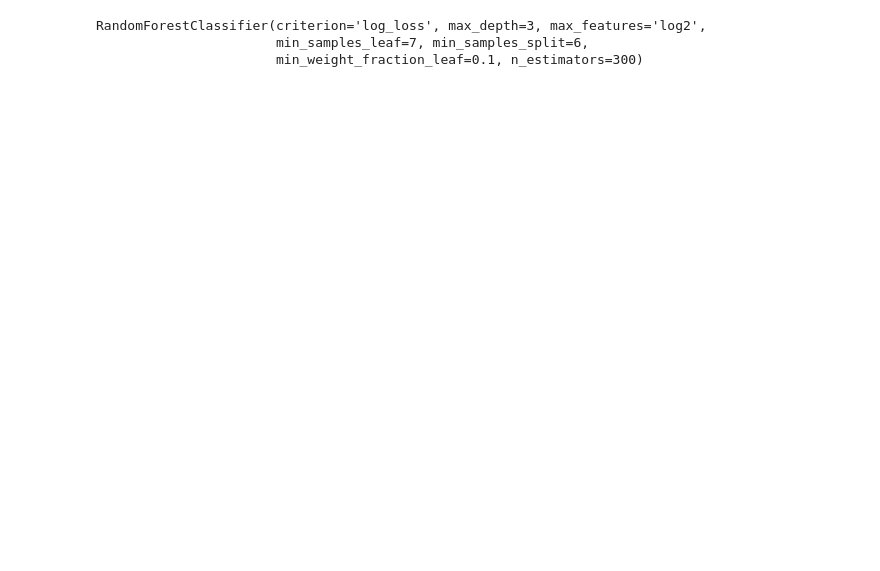
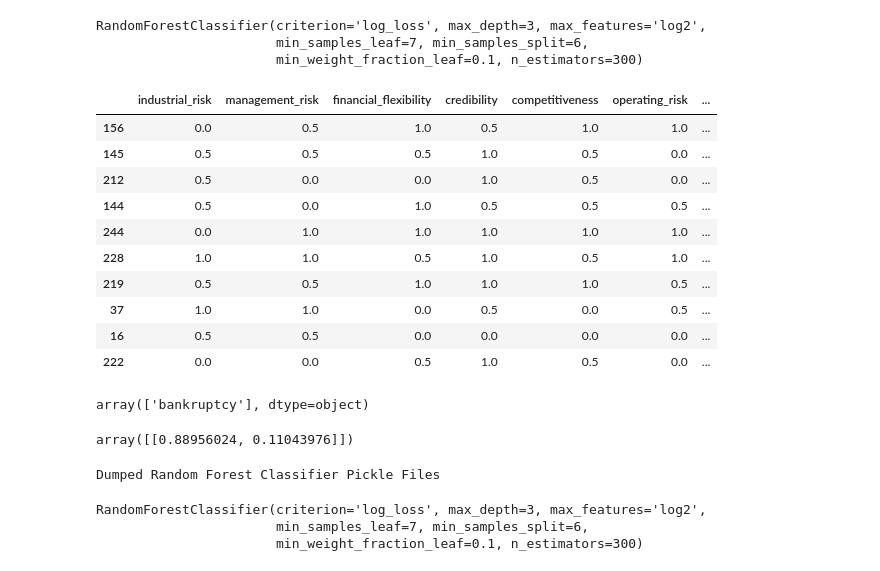
Before and after one commit to Subrat1920/Bankruptcy-Prevention, a Jupyter notebook: Notebook/Model_Building.ipynb, the cells around one changed output. Drawn from its saved outputs; the diff is of its cells as text; code cells hidden in the pictures; blank space fills up the shorter version.

```diff
--- a/Notebook/Model_Building.ipynb
+++ b/Notebook/Model_Building.ipynb
@@ -384,3 +392,32 @@ best_model.fit(x_train, y_train)
 RandomForestClassifier(criterion='log_loss', max_depth=3, max_features='log2',
                        min_samples_leaf=7, min_samples_split=6,
                        min_weight_fraction_leaf=0.1, n_estimators=300)
+# %%
+df.sample(10)
+# %% [output]
+|  | industrial_risk | management_risk | financial_flexibility | credibility | competitiveness | operating_risk | ... |
+| 156 | 0.0 | 0.5 | 1.0 | 0.5 | 1.0 | 1.0 | ... |
+| 145 | 0.5 | 0.5 | 0.5 | 1.0 | 0.5 | 0.0 | ... |
+| 212 | 0.5 | 0.0 | 0.0 | 1.0 | 0.5 | 0.0 | ... |
+| 144 | 0.5 | 0.0 | 1.0 | 0.5 | 0.5 | 0.5 | ... |
+| 244 | 0.0 | 1.0 | 1.0 | 1.0 | 1.0 | 1.0 | ... |
+| 228 | 1.0 | 1.0 | 0.5 | 1.0 | 0.5 | 1.0 | ... |
+| 219 | 0.5 | 0.5 | 1.0 | 1.0 | 1.0 | 0.5 | ... |
+| 37 | 1.0 | 1.0 | 0.0 | 0.5 | 0.0 | 0.5 | ... |
+| 16 | 0.5 | 0.5 | 0.0 | 0.0 | 0.0 | 0.0 | ... |
+| 222 | 0.0 | 0.0 | 0.5 | 1.0 | 0.5 | 0.0 | ... |
+# %%
+best_model.predict([[0.5,0.5,0.0,0.0,0.0,0.0]])
+# %% [output]
+array(['bankruptcy'], dtype=object)
+# %%
+best_model.predict_proba([[0.5,0.5,0.0,0.0,0.0,0.0]])
+# %% [output]
+array([[0.88956024, 0.11043976]])
+# %%
+## pickling the random-forest-classifier
+with open('pickle_files/random_forest_classifier_model.pkl', 'wb') as file:
+    pickle.dump(best_model, file)
+print('Dumped Random Forest Classifier Pickle Files')
+# %% [output]
+Dumped Random Forest Classifier Pickle Files
@@ -386,0 +427,6 @@ RandomForestClassifier(criterion='log_loss', max_depth=3, max_features='log2',
+# %%
+new_model
+# %% [output]
+RandomForestClassifier(criterion='log_loss', max_depth=3, max_features='log2',
+                       min_samples_leaf=7, min_samples_split=6,
+                       min_weight_fraction_leaf=0.1, n_estimators=300)
```
Also changed, not shown: parts of 7 cells of this notebook, 8 other files.
